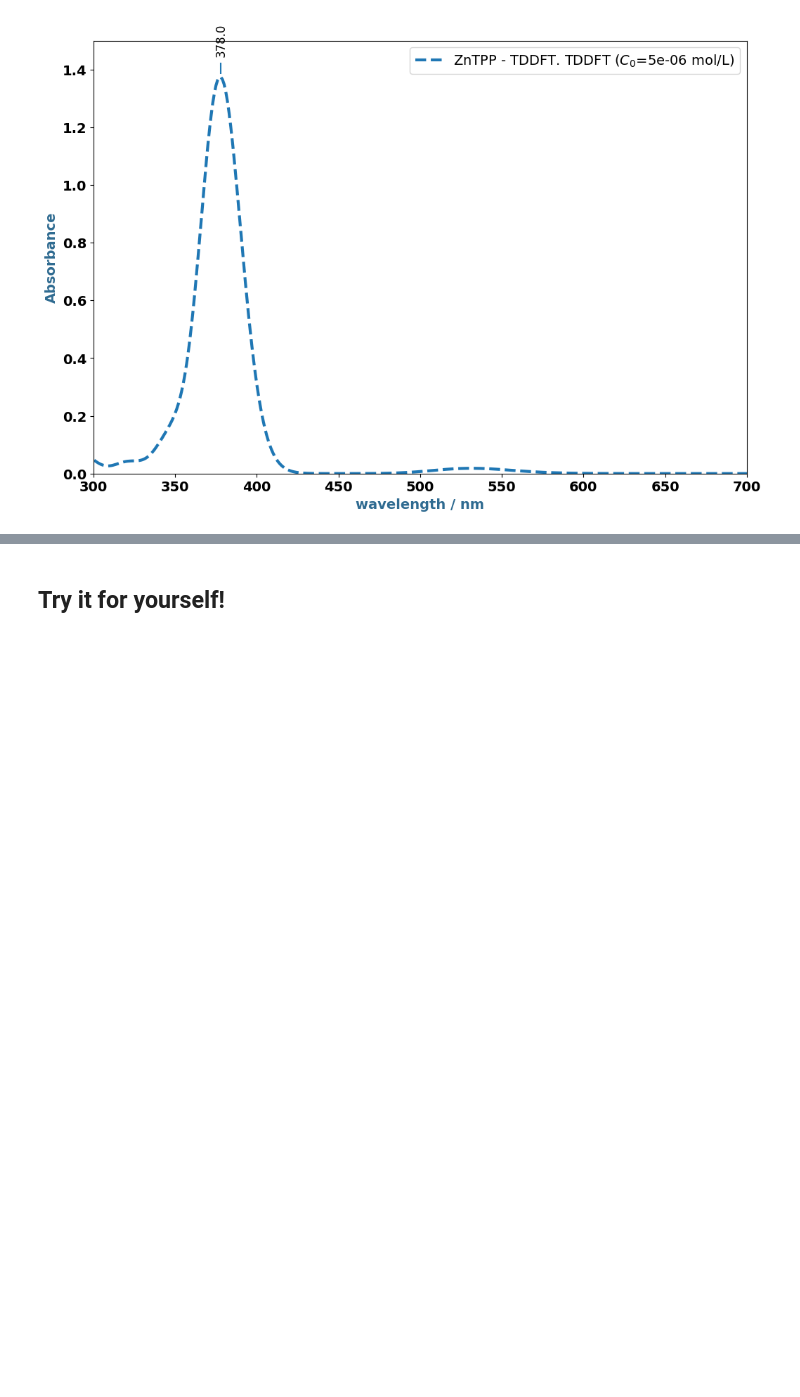
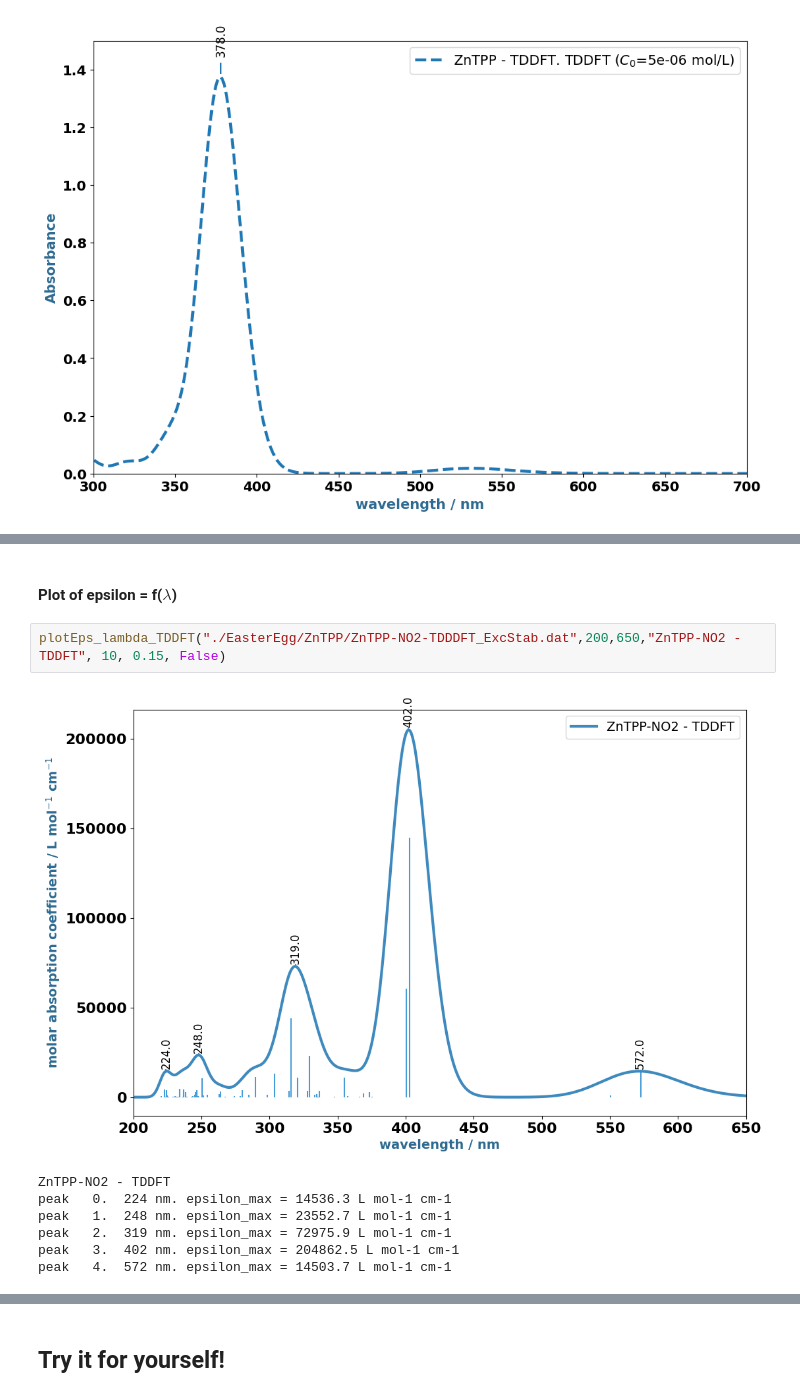
Before and after one commit to rpoteau/pyPhysChem, a Jupyter notebook: EasterEgg.ipynb, the cells around one changed output, grey strips where cells are left out. Drawn from its saved outputs; the diff is of its cells as text; blank space fills up the shorter version.

```diff
--- a/EasterEgg.ipynb
+++ b/EasterEgg.ipynb
@@ -601,0 +618,12 @@ peak   1.  378 nm. A = 1.37
+# %% [markdown]
+#### Plot of epsilon = f($\lambda$)
+# %%
+plotEps_lambda_TDDFT("./EasterEgg/ZnTPP/ZnTPP-NO2-TDDDFT_ExcStab.dat",200,650,"ZnTPP-NO2 - TDDFT", 10, 0.15, False)
+# %% [output]
+[figure, added]
+ZnTPP-NO2 - TDDFT
+peak   0.  224 nm. epsilon_max = 14536.3 L mol-1 cm-1
+peak   1.  248 nm. epsilon_max = 23552.7 L mol-1 cm-1
+peak   2.  319 nm. epsilon_max = 72975.9 L mol-1 cm-1
+peak   3.  402 nm. epsilon_max = 204862.5 L mol-1 cm-1
+peak   4.  572 nm. epsilon_max = 14503.7 L mol-1 cm-1
```
Also changed, not shown: parts of 14 cells of this notebook.
